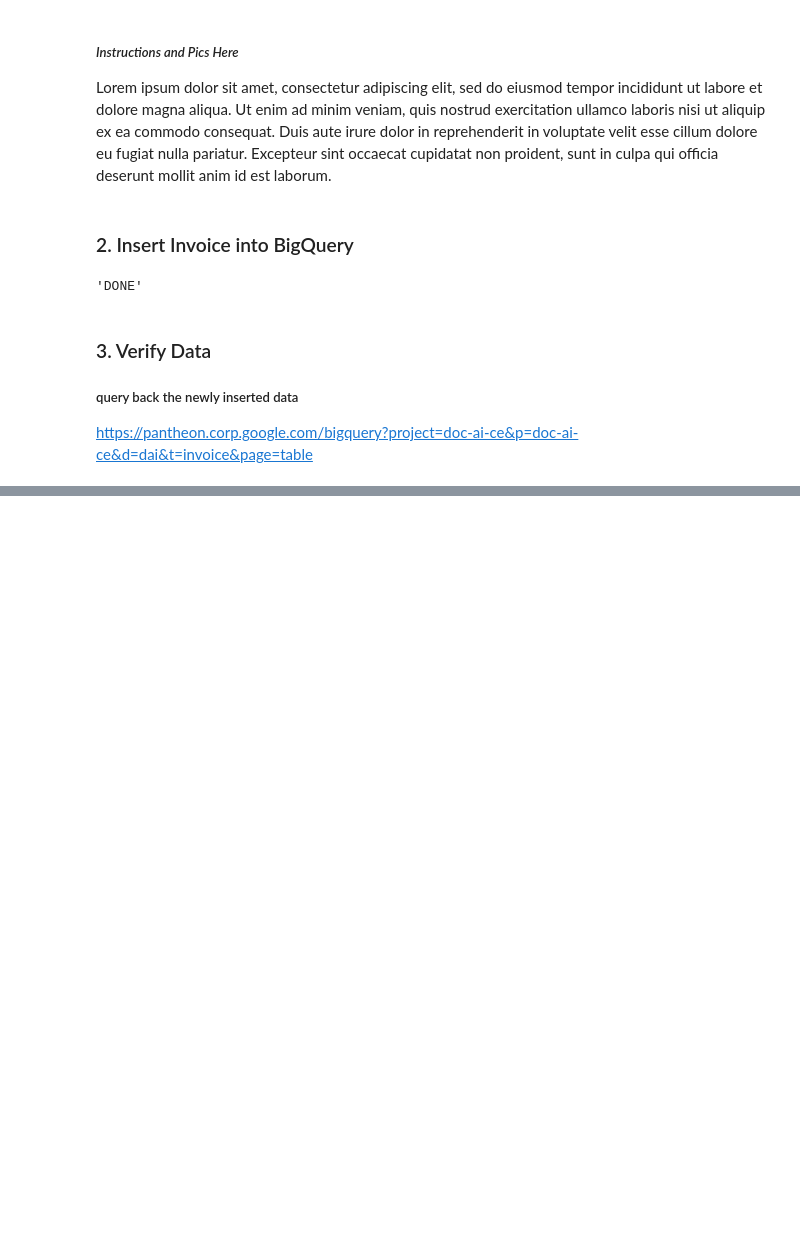
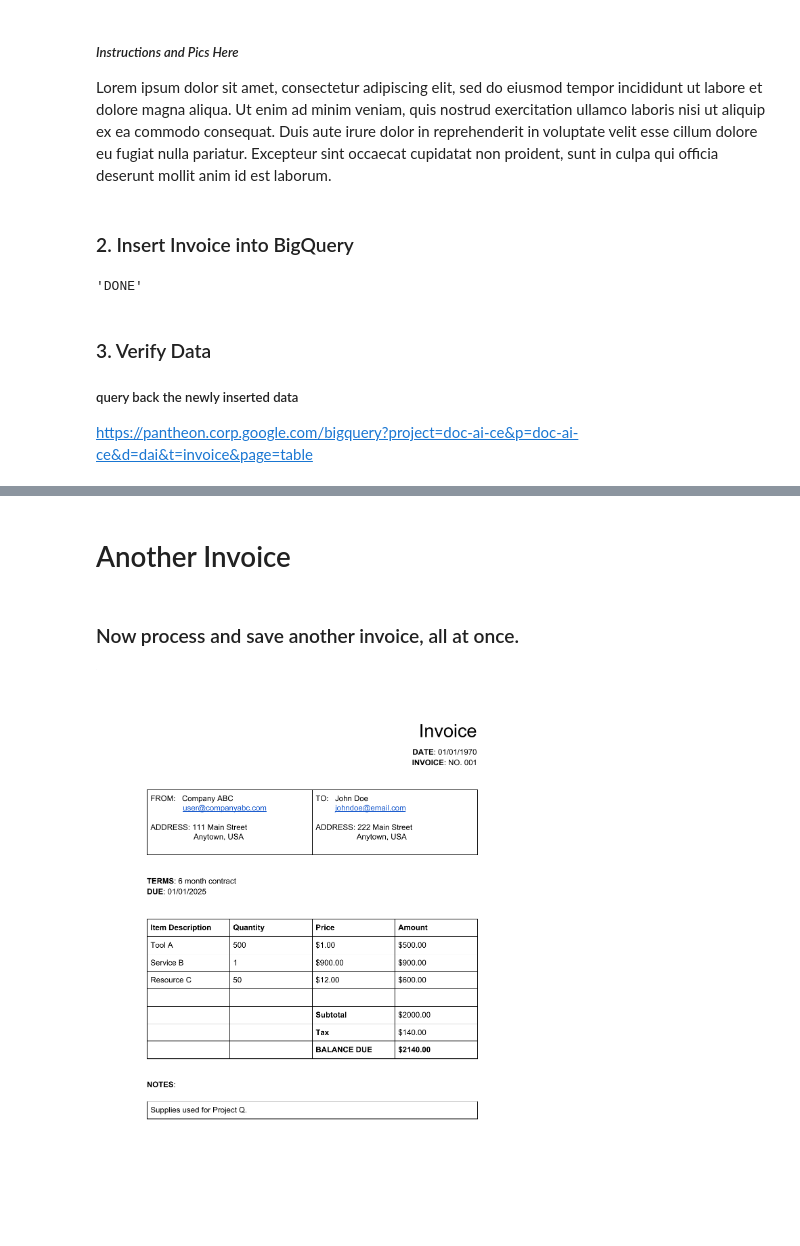
Before and after one commit to will-hill/gcp_notes, a Jupyter notebook: Invoice_to_BigQuery.ipynb, the cells around one changed output, grey strips where cells are left out. Drawn from its saved outputs; the diff is of its cells as text; code cells hidden in the pictures; blank space fills up the shorter version.

```diff
--- a/Invoice_to_BigQuery.ipynb
+++ b/Invoice_to_BigQuery.ipynb
@@ -112,0 +152,11 @@ bq.query(f'SELECT * FROM {DATASET}.{TABLE}').to_dataframe()
+# %% [markdown]
+# Another Invoice
+# %% [markdown]
+### Now process and save another invoice, all at once.
+# %%
+INVOICE_PDF = './invoice_samples/invoice.pdf'
+INVOICE_PNG = './invoice_samples/invoice.png'
+!pdftoppm {INVOICE_PDF} > {INVOICE_PNG} -png
+Image(filename=INVOICE_PNG, width=650)
+# %% [output]
+[figure, added]
```
Also changed, not shown: parts of 25 cells of this notebook, 1 other file.
